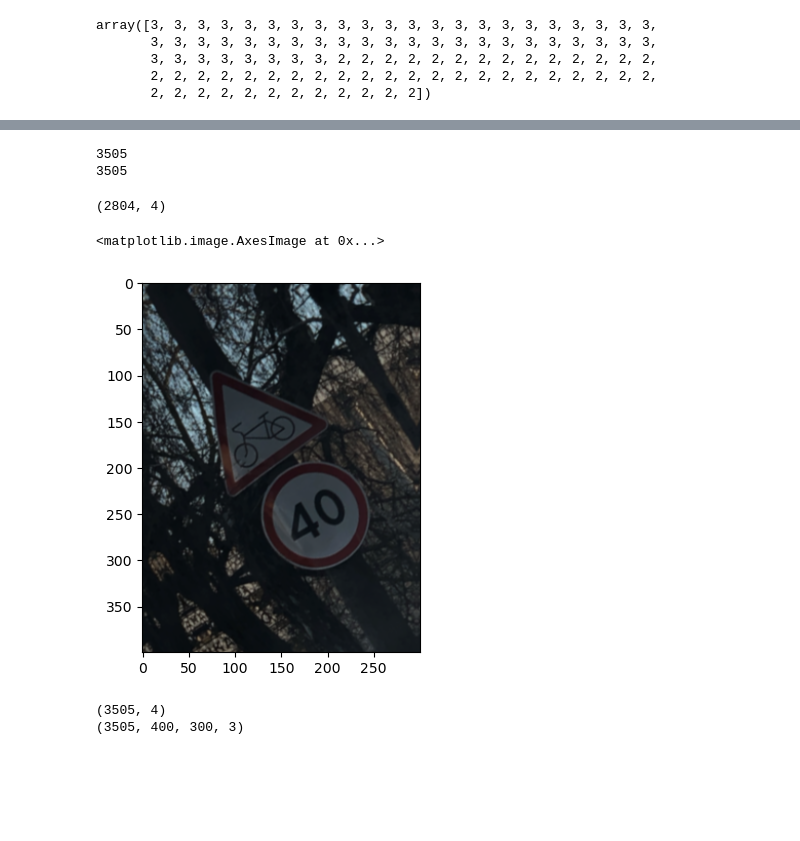
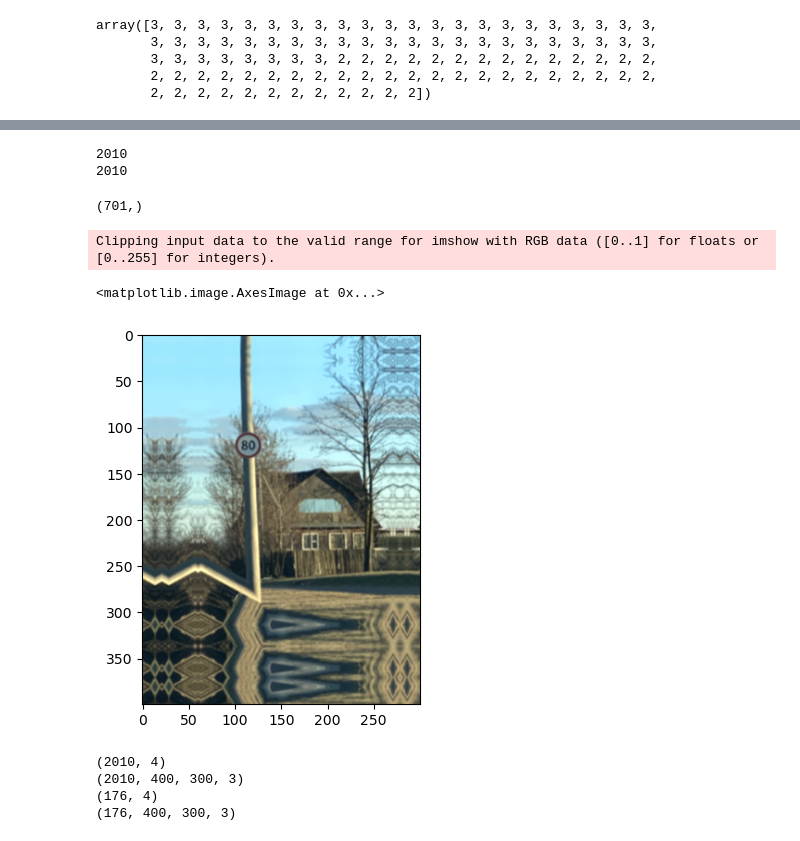
Before and after one commit to T-Haight/AI_BOOTCAMP_Final_Project_Street_Sign_Recognition, a Jupyter notebook: model_01.ipynb, the cells around one changed output, grey strips where cells are left out. Cells and saved outputs as stored; diff of their text form; code cells hidden in the pictures; blank space fills up the shorter version.

Commit message:
Tried only augmenting images that were not speedlimits to even out the numbers, and using softmax instead of sigmoid for the activation function.

```diff
--- a/model_01.ipynb
+++ b/model_01.ipynb
@@ -181,8 +182,9 @@ array([[[0.08627451, 0.08235294, 0.10588235],
         [0.08235294, 0.08235294, 0.08235294],
         [0.08235294, 0.08235294, 0.08235294]]], dtype=float32)
 # %%
-y_encoder = LabelEncoder().fit(labels)
-y = y_encoder.transform(labels)
+y_label_encoder = LabelEncoder()
+y_label_encoder.fit(labels)
+y = y_label_encoder.transform(labels)
 y[:100]
 # %% [output]
 array([3, 3, 3, 3, 3, 3, 3, 3, 3, 3, 3, 3, 3, 3, 3, 3, 3, 3, 3, 3, 3, 3,
@@ -196,12 +211,14 @@ X_train, X_test, y_train, y_test = train_test_split(X, y, test_size=0.2, random_
 # %%
 # Define the augmentation pipeline
 data_augmentation = tf.keras.Sequential([
+    tf.keras.layers.RandomRotation(0.1),     # Random rotation (10 degrees)
     tf.keras.layers.RandomRotation(0.2),         # Random rotation (20 degrees)
     tf.keras.layers.RandomTranslation(0.1, 0.1), # Random horizontal and vertical shift
+    tf.keras.layers.RandomTranslation(0.2, 0.2), # Random horizontal and vertical shift
+    tf.keras.layers.RandomZoom(0.1),             # Random zoom
     tf.keras.layers.RandomZoom(0.2),             # Random zoom
-    #tf.keras.layers.RandomFlip('horizontal'),    # Random horizontal flip
     tf.keras.layers.RandomContrast(0.1),         # Random contrast
-    #tf.keras.layers.RandomBrightness(0.1),       # Random brightness
+    tf.keras.layers.RandomContrast(0.2),         # Random contrast
 ])
 # %%
 # Create an empty list for X and y augmentations
@@ -217,19 +234,25 @@ for i in range(len(X_train)):
     # Ensure that the input data has the correct shape
     img = np.expand_dims(img, axis=0)  # Add batch dimension
 
-    # Add 5 new images for every original
-    for j in range(5):
-        # Create and append the image
+    # If the label is not 1 (i.e. not a speedlimit), augment the image
+    if label != 1:
+        # Add 8 new images for every original
+        for j in range(8):
+            # Create and append the image
+            X_train_aug.append(data_augmentation(img, training=True)[0].numpy())
+            # Append the original label
+            y_train_aug.append(label)
+    else:
+        # Append the original image and label
         X_train_aug.append(data_augmentation(img, training=True)[0].numpy())
-        # Append the original label
         y_train_aug.append(label)
 
 # Print the length of the augmented images and the labels
 print(len(X_train_aug))
 print(len(y_train_aug))
 # %% [output]
-3505
-3505
+2010
+2010
 # %%
 # One hot encode the y data
 y_encoder = OneHotEncoder(handle_unknown='ignore', sparse_output=False).fit(np.array(y_train_aug).reshape(-1, 1))
@@ -245,7 +268,7 @@ y_test_np = np.array(y_test_enc)
 # Print the total number of one_hot_encoded columns
 np.array(y_train).shape
 # %% [output]
-(2804, 4)
+(701,)
 # %%
 # Create a dictionary to store the train/test data
 data = {
@@ -263,10 +286,11 @@ with open('signs_dict.pkl', 'wb') as f:
 with open('signs_dict.pkl', 'rb') as f:
     data = pkl.load(f)
 # %%
-plt.imshow(data['X_train'][3007])
+plt.imshow(data['X_train'][2007])
 # %% [output]
-<matplotlib.image.AxesImage at 0x...>
+Clipping input data to the valid range for imshow with RGB data ([0..1] for floats or [0..255] for integers).
+<matplotlib.image.AxesImage at 0x...>
-[figure, old version]
+[figure, new version]
 # %%
 X_train = np.array(data['X_train'])
 X_test = np.array(data['X_test'])
@@ -278,8 +302,10 @@ print(X_train.shape)
 print(y_test.shape)
 print(X_test.shape)
 # %% [output]
-(3505, 4)
-(3505, 400, 300, 3)
+(2010, 4)
+(2010, 400, 300, 3)
+(176, 4)
+(176, 400, 300, 3)
 # %%
 # Define a CNN model
 model = keras.Sequential([
```
Also changed, not shown: parts of 11 cells of this notebook.
